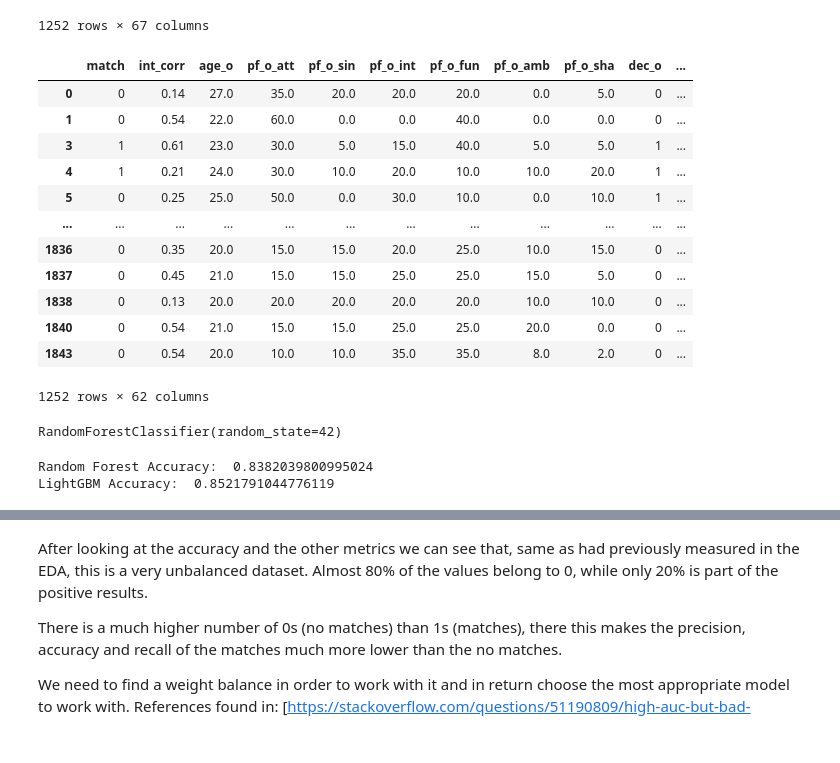
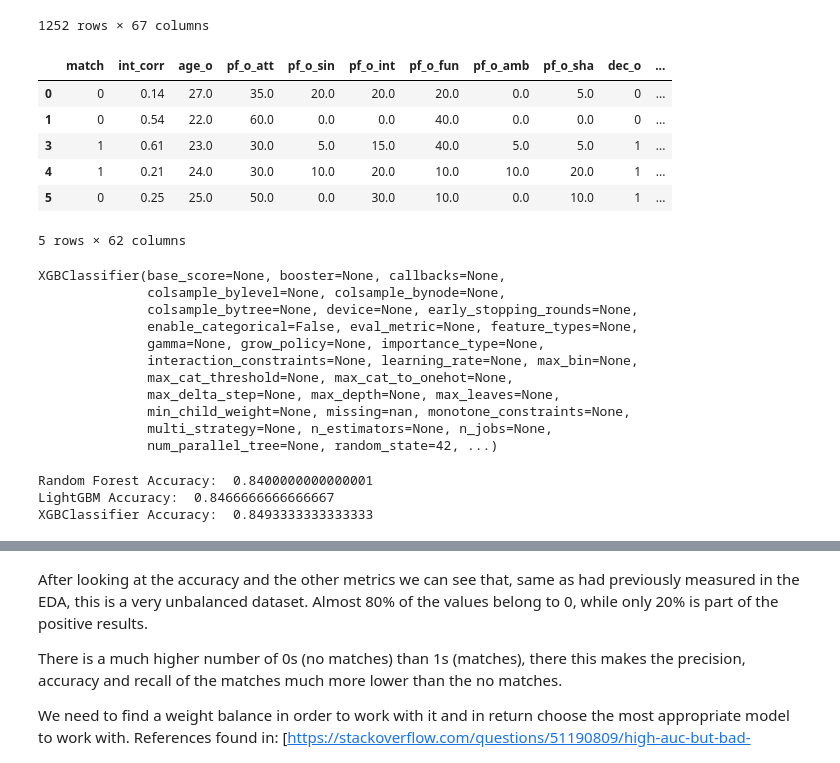
Before and after one commit to meralegre/capstone, a Jupyter notebook: modelling.ipynb, the cells around one changed output, grey strips where cells are left out. Drawn from its saved outputs; the diff is of its cells as text; code cells hidden in the pictures.

```diff
--- a/modelling.ipynb
+++ b/modelling.ipynb
@@ -85,21 +73,15 @@ df
 # Dropping identifier columns and irrelevant features for prediction
 df = df.drop(columns=['iid', 'id', 'pid', 'partner', 'wave'], axis=1)
 # %%
-df
+df.head()
 # %% [output]
 |  | match | int_corr | age_o | pf_o_att | pf_o_sin | pf_o_int | pf_o_fun | pf_o_amb | pf_o_sha | dec_o | ... |
 | 0 | 0 | 0.14 | 27.0 | 35.0 | 20.0 | 20.0 | 20.0 | 0.0 | 5.0 | 0 | ... |
 | 1 | 0 | 0.54 | 22.0 | 60.0 | 0.0 | 0.0 | 40.0 | 0.0 | 0.0 | 0 | ... |
 | 3 | 1 | 0.61 | 23.0 | 30.0 | 5.0 | 15.0 | 40.0 | 5.0 | 5.0 | 1 | ... |
 | 4 | 1 | 0.21 | 24.0 | 30.0 | 10.0 | 20.0 | 10.0 | 10.0 | 20.0 | 1 | ... |
 | 5 | 0 | 0.25 | 25.0 | 50.0 | 0.0 | 30.0 | 10.0 | 0.0 | 10.0 | 1 | ... |
-| ... | ... | ... | ... | ... | ... | ... | ... | ... | ... | ... | ... |
-| 1836 | 0 | 0.35 | 20.0 | 15.0 | 15.0 | 20.0 | 25.0 | 10.0 | 15.0 | 0 | ... |
-| 1837 | 0 | 0.45 | 21.0 | 15.0 | 15.0 | 25.0 | 25.0 | 15.0 | 5.0 | 0 | ... |
-| 1838 | 0 | 0.13 | 20.0 | 20.0 | 20.0 | 20.0 | 20.0 | 10.0 | 10.0 | 0 | ... |
-| 1840 | 0 | 0.54 | 21.0 | 15.0 | 15.0 | 25.0 | 25.0 | 20.0 | 0.0 | 0 | ... |
-| 1843 | 0 | 0.54 | 20.0 | 10.0 | 10.0 | 35.0 | 35.0 | 8.0 | 2.0 | 0 | ... |
-1252 rows × 62 columns
+5 rows × 62 columns
 # %%
 X = df.drop(['match', 'dec', 'dec_o'], axis=1)
 y = df['match']
@@ -110,28 +92,35 @@ X_train, X_val, y_train, y_val = train_test_split(X_train, y_train, test_size=0.
 # Start by modelling a LightGBM and Random Forest model
 # Will do comparison of both and decide based on
 # maybe can try to use LightGBM but using 'random forest' as the boosting_type(?)
-lgb_model = lgb.LGBMClassifier(
-    random_state=42,
-    min_data_in_leaf=30,
-    min_gain_to_split=0.01,
-    max_depth=10,
-    num_leaves=31,
-    n_estimators=100,
-    learning_rate=0.1,
-    verbose=-1
-)
+
+lgb_model = lgb.LGBMClassifier(random_state=42, verbose=-1)
 rf_model = RandomForestClassifier(random_state=42)
+xgb_model = xgb.XGBClassifier(random_state=42)
 
 lgb_model.fit(X_train, y_train)
 rf_model.fit(X_train, y_train)
+xgb_model.fit(X_train, y_train)
 # %% [output]
-RandomForestClassifier(random_state=42)
+XGBClassifier(base_score=None, booster=None, callbacks=None,
+              colsample_bylevel=None, colsample_bynode=None,
+              colsample_bytree=None, device=None, early_stopping_rounds=None,
+              enable_categorical=False, eval_metric=None, feature_types=None,
+              gamma=None, grow_policy=None, importance_type=None,
+              interaction_constraints=None, learning_rate=None, max_bin=None,
+              max_cat_threshold=None, max_cat_to_onehot=None,
+              max_delta_step=None, max_depth=None, max_leaves=None,
+              min_child_weight=None, missing=nan, monotone_constraints=None,
+              multi_strategy=None, n_estimators=None, n_jobs=None,
+              num_parallel_tree=None, random_state=42, ...)
 # %%
 rf_accuracy = cross_val_score(rf_model, X_train, y_train, cv=5)
 lgb_accuracy = cross_val_score(lgb_model, X_train, y_train, cv=5)
+xgb_accuracy = cross_val_score(xgb_model, X_train, y_train, cv=5)
 
 print("Random Forest Accuracy: ", rf_accuracy.mean())
 print("LightGBM Accuracy: ", lgb_accuracy.mean())
+print("XGBClassifier Accuracy: ", xgb_accuracy.mean())
 # %% [output]
-Random Forest Accuracy:  0.8382039800995024
-LightGBM Accuracy:  0.8521791044776119
+Random Forest Accuracy:  0.8400000000000001
+LightGBM Accuracy:  0.8466666666666667
+XGBClassifier Accuracy:  0.8493333333333333
```
Also changed, not shown: parts of 14 cells of this notebook.
